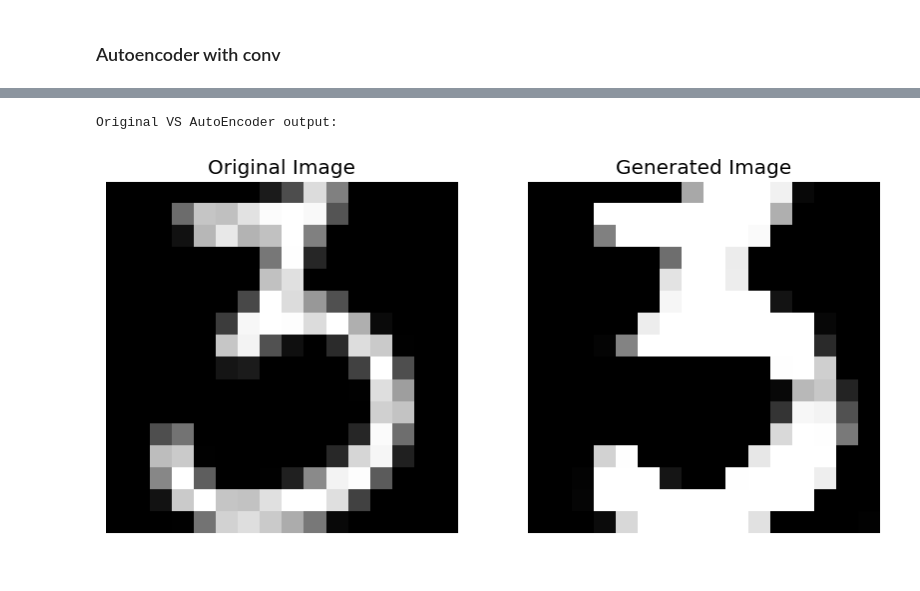
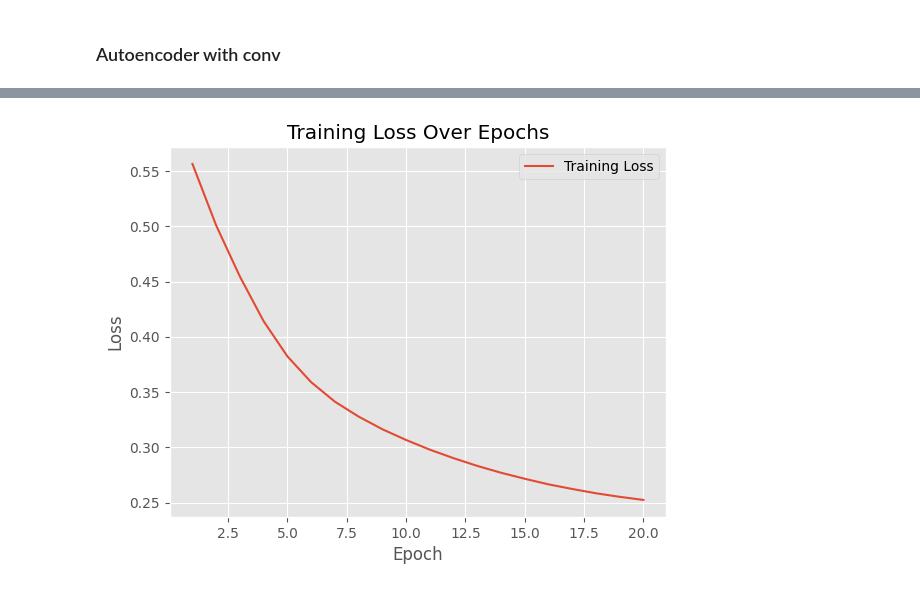
Before and after one commit to Tikai7/Pylamp, a Jupyter notebook: src/AutoEncoderExperiment.ipynb, the cells around one changed output, grey strips where cells are left out. Cells and saved outputs as stored; diff of their text form; code cells hidden in the pictures.

```diff
--- a/src/AutoEncoderExperiment.ipynb
+++ b/src/AutoEncoderExperiment.ipynb
@@ -72,7 +90,6 @@ Original VS AutoEncoder output:
 autoencoder_conv = Sequential()
 encoder_conv = Sequential()
 decoder_conv = Sequential()
-
 # Define the encoder
 encoder_conv.add_module(Conv1D(kernel_size=3, in_channels=1, out_channels=32, strides=1, padding='same'))
 encoder_conv.add_module(MaxPool1D(kernel_size=2, strides=2))
@@ -80,7 +97,6 @@ encoder_conv.add_module(TanH())
 encoder_conv.add_module(Conv1D(kernel_size=3, in_channels=32, out_channels=16, strides=1, padding='same'))
 encoder_conv.add_module(MaxPool1D(kernel_size=2, strides=2))
 encoder_conv.add_module(TanH())
-
 # Define the decoder
 decoder_conv.add_module(Upsampling1D(size=2))
 decoder_conv.add_module(Conv1D(kernel_size=3, in_channels=16, out_channels=32, strides=1, padding='same'))
@@ -88,13 +104,11 @@ decoder_conv.add_module(TanH())
 decoder_conv.add_module(Upsampling1D(size=2))
 decoder_conv.add_module(Conv1D(kernel_size=3, in_channels=32, out_channels=1, strides=1, padding='same'))
 decoder_conv.add_module(Sigmoid())
-
-
+# Add the encoder and decoder to the autoencoder
 autoencoder_conv.add_module(encoder_conv)
 autoencoder_conv.add_module(decoder_conv)
 
-# loss = BCELoss()
-loss = DiceLoss()
+loss = BCELoss()
 optimizer_autoencoder_conv = Optim(autoencoder_conv,loss,1e-3)
-autoencoder_losses_conv = SGD(optimizer_autoencoder, X_train, X_train, batch_size=64, epochs=20, add_channel_x=True, add_channel_y=True, verbose=True)
+autoencoder_losses_conv = SGD(optimizer_autoencoder_conv, X_train, X_train, batch_size=64, epochs=20, add_channel_x=True, add_channel_y=True, verbose=True)
 # %% [output]
@@ -111,9 +125,6 @@ Epoch 19/20, Average Loss: -2.7279868525572533
 Training finished.
-# %%
-testing = np.expand_dims(np.expand_dims(X_test[500],-1),0)
-decoded = autoencoder.forward(testing)
-print("Original VS AutoEncoder output:")
-Display.compare_images(testing,decoded,shape=(16,16),fig_size=(10,5))
-# %% [output]
-Original VS AutoEncoder output:
-[figure, removed]
+# %%
+np.save("temp/autoencoder_conv_losses",autoencoder_losses_conv)
+Display().plot_loss(autoencoder_losses_conv)
+# %% [output]
+[figure, added]
```
Also changed, not shown: parts of 32 cells of this notebook, 14 other files.
